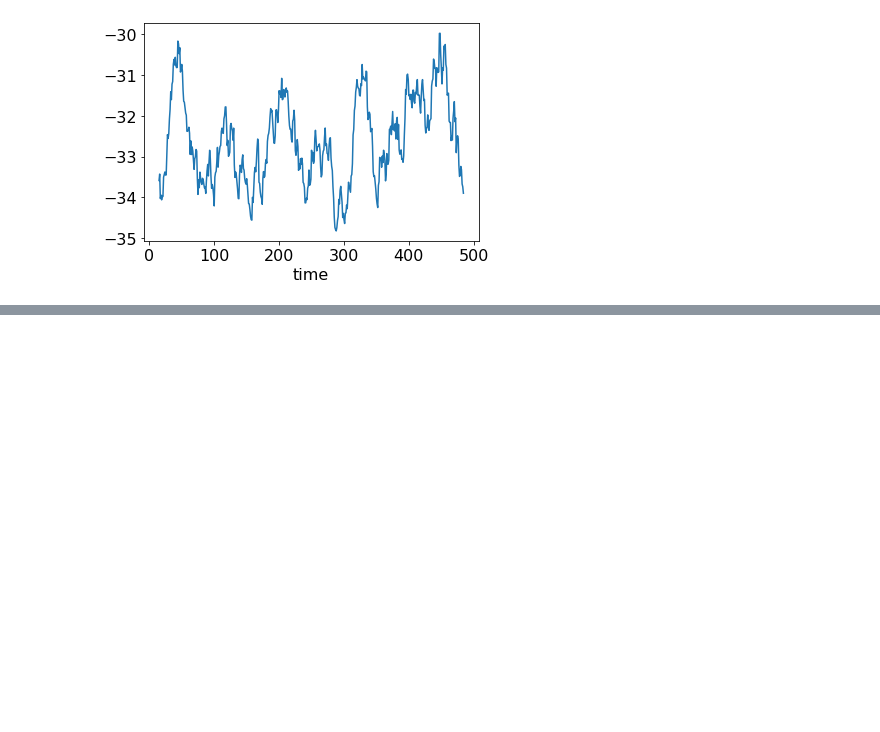
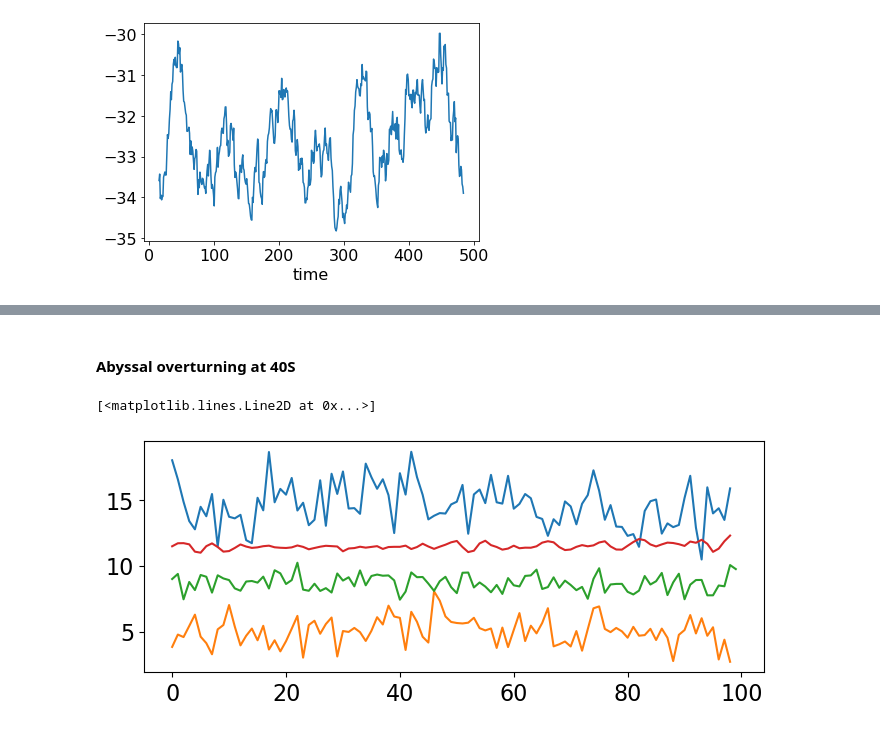
Before and after one commit to wghuneke/ACCESS-CM2-025_Analysis, a Jupyter notebook: notebooks/Plot_overturning.ipynb, the cells around one changed output, grey strips where cells are left out. Drawn from its saved outputs; the diff is of its cells as text; code cells hidden in the pictures; blank space fills up the shorter version.

```diff
--- a/notebooks/Plot_overturning.ipynb
+++ b/notebooks/Plot_overturning.ipynb
@@ -238,0 +339,18 @@ min_SH.rolling(time=30, center=True).mean('time').plot()
+# %% [markdown]
+#### Abyssal overturning at 40S
+# %%
+amoc_40S_CM2_025 = xr.open_dataarray(path_to_data + 'psi_AMOC_40S_annual_yr_400_499.nc')
+# %%
+amoc_40S_CM2_1 = xr.open_dataarray(path_to_data + '/Comparison_ACCESS_CM2_1/psi_AMOC_40S_annual_CM2_1_yr_400_499.nc')
+amoc_40S_OM2_025 = xr.open_dataarray(path_to_data + '/Comparison_ACCESS_OM2_025/psi_AMOC_40S_annual_OM2_025_yr_2300_2399.nc')
+amoc_40S_OM2_1 = xr.open_dataarray(path_to_data + '/Comparison_ACCESS_OM2_1/psi_AMOC_40S_annual_OM2_1_yr_2500_2599.nc')
+# %%
+fig = plt.figure(figsize=(8,3))
+
+plt.plot(amoc_40S_CM2_025)
+plt.plot(amoc_40S_CM2_1)
+plt.plot(amoc_40S_OM2_025)
+plt.plot(amoc_40S_OM2_1)
+# %% [output]
+[<matplotlib.lines.Line2D at 0x...>]
+[figure, added]
```
Also changed, not shown: parts of 25 cells of this notebook, 9 other files.
